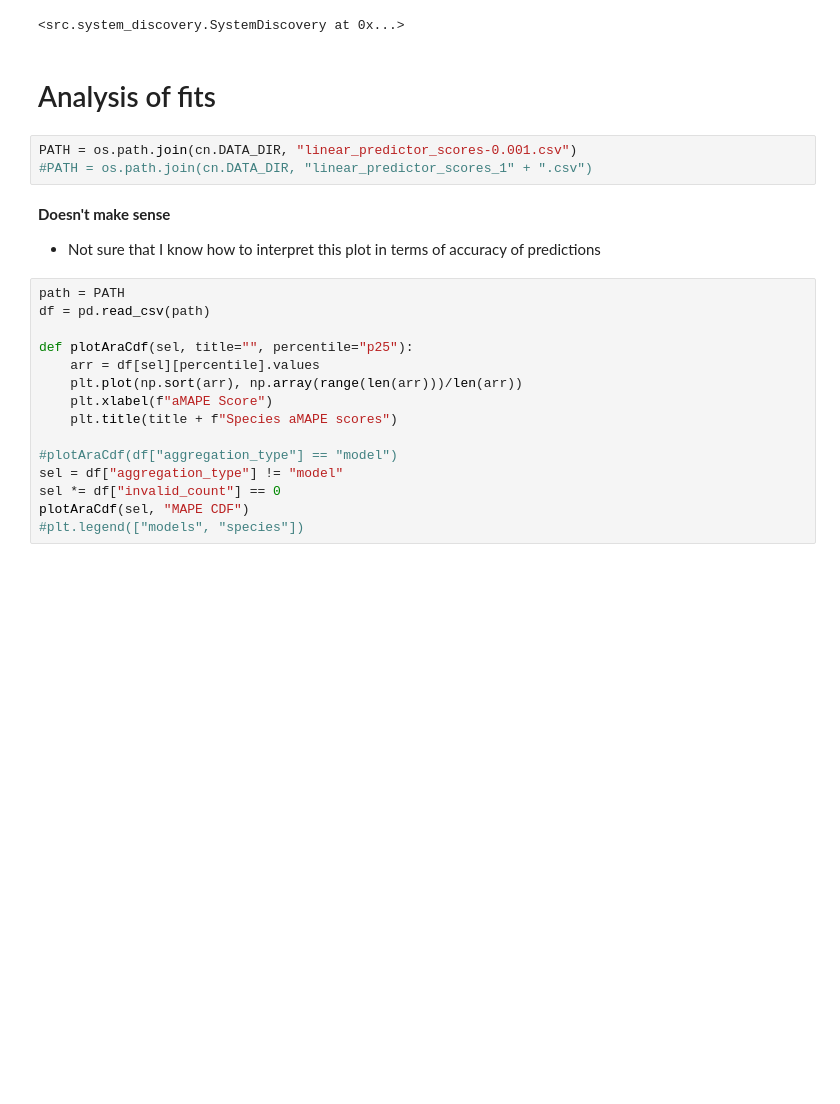
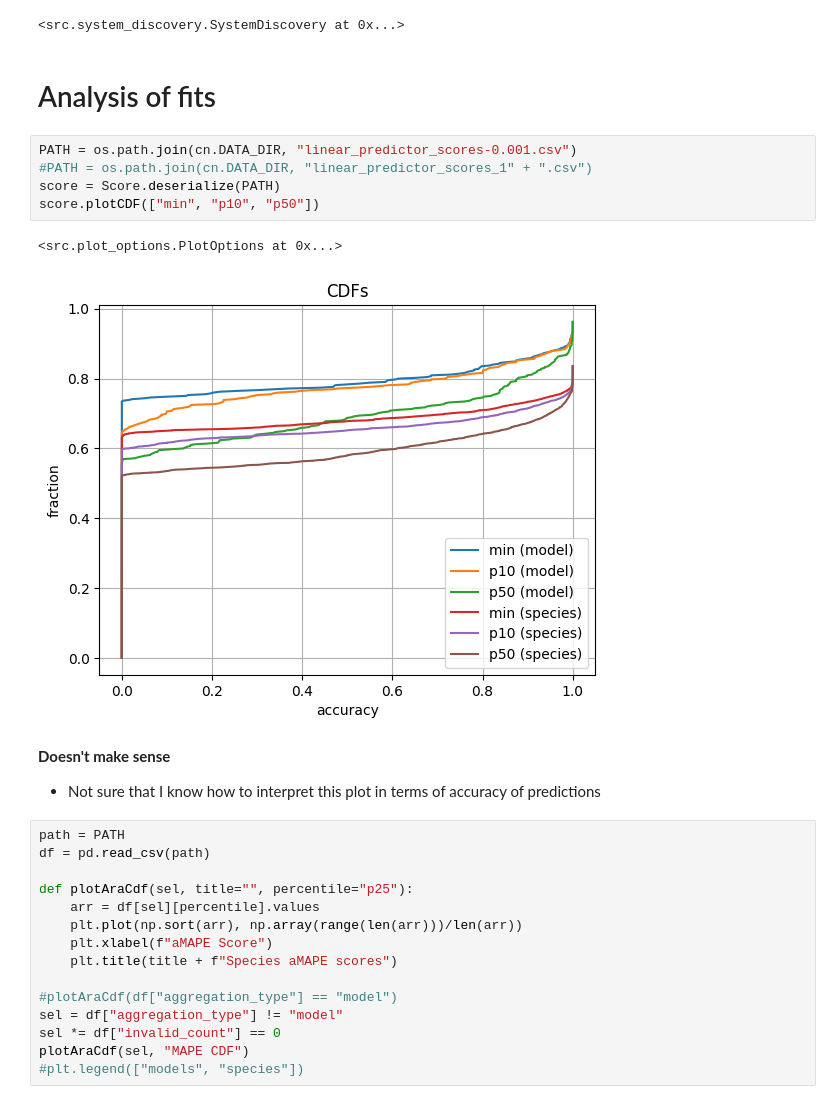
Before and after one commit to ModelEngineering/linearity_analysis, a Jupyter notebook: notebooks/linearity_analysis.ipynb, the cells around one changed output. Cells and saved outputs as stored; diff of their text form; blank space fills up the shorter version.

```diff
--- a/notebooks/linearity_analysis.ipynb
+++ b/notebooks/linearity_analysis.ipynb
@@ -102,6 +103,11 @@ Poly_degree: 1, threshold: 0.001
 # %%
 PATH = os.path.join(cn.DATA_DIR, "linear_predictor_scores-0.001.csv")
 #PATH = os.path.join(cn.DATA_DIR, "linear_predictor_scores_1" + ".csv")
+score = Score.deserialize(PATH)
+score.plotCDF(["min", "p10", "p50"])
+# %% [output]
+<src.plot_options.PlotOptions at 0x...>
+[figure, added]
 # %% [markdown]
 **Doesn't make sense**
 * Not sure that I know how to interpret this plot in terms of accuracy of predictions
```
Also changed, not shown: parts of 8 cells of this notebook, 9 other files.
